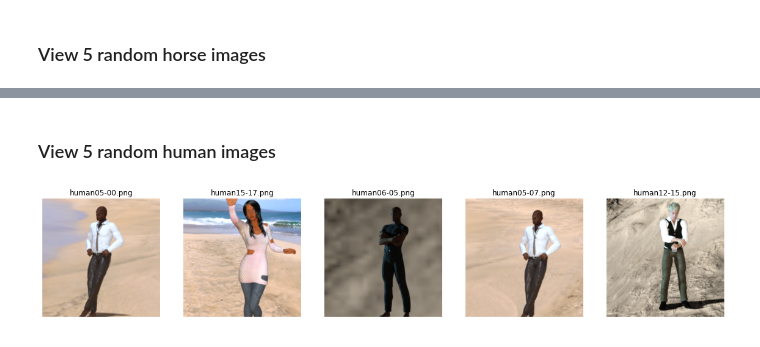
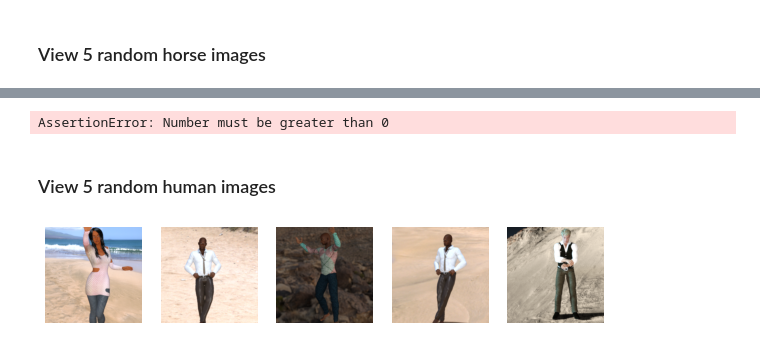
Before and after one commit to KishenSharma6/Horses_Humans_Classification, a Jupyter notebook: Notebooks/EDA/RawDataEDA.ipynb, the cells around one changed output, grey strips where cells are left out. Cells and saved outputs as stored; diff of their text form; code cells hidden in the pictures.

```diff
--- a/Notebooks/EDA/RawDataEDA.ipynb
+++ b/Notebooks/EDA/RawDataEDA.ipynb
@@ -14,11 +15,11 @@ from load_data import preview_images, load_images
 #Import and preview image data
 train_path= "../Data/train/"
 horse_train= load_images(train_path + "horses/")
-human_train= load_images(train_path + "horses/")
+human_train= load_images(train_path + "humans/")
 
 val_path= "../Data/validation/"
 horse_test= load_images(val_path + "horses/")
-human_test= load_images(val_path + "horses/")
+human_test= load_images(val_path + "humans/")
 # %%
 print("Training Horse Data: %s Test Horse Data: %s" % (horse_train.shape, horse_test.shape))
 print("Training Human Data: %s Test Human Data: %s" % (human_train.shape, human_test.shape))
@@ -35,8 +31,10 @@ preview_images(image_count = 5, path = train_path + "horses/")
+# %%
+preview_images(horse_train, 5, (10,10))
+# %% [output]
+AssertionError: Number must be greater than 0
 # %% [markdown]
 ### View 5 random human images
 # %%
-human_data= "../../Data/train/humans/"
-
-preview_images(image_count=5, path= train_path + "humans/")
+preview_images(human_train, 5, (10,10))
 # %% [output]
-[figure, old version]
+[figure, new version]
```
Also changed, not shown: parts of 3 cells of this notebook, 1 other file.
